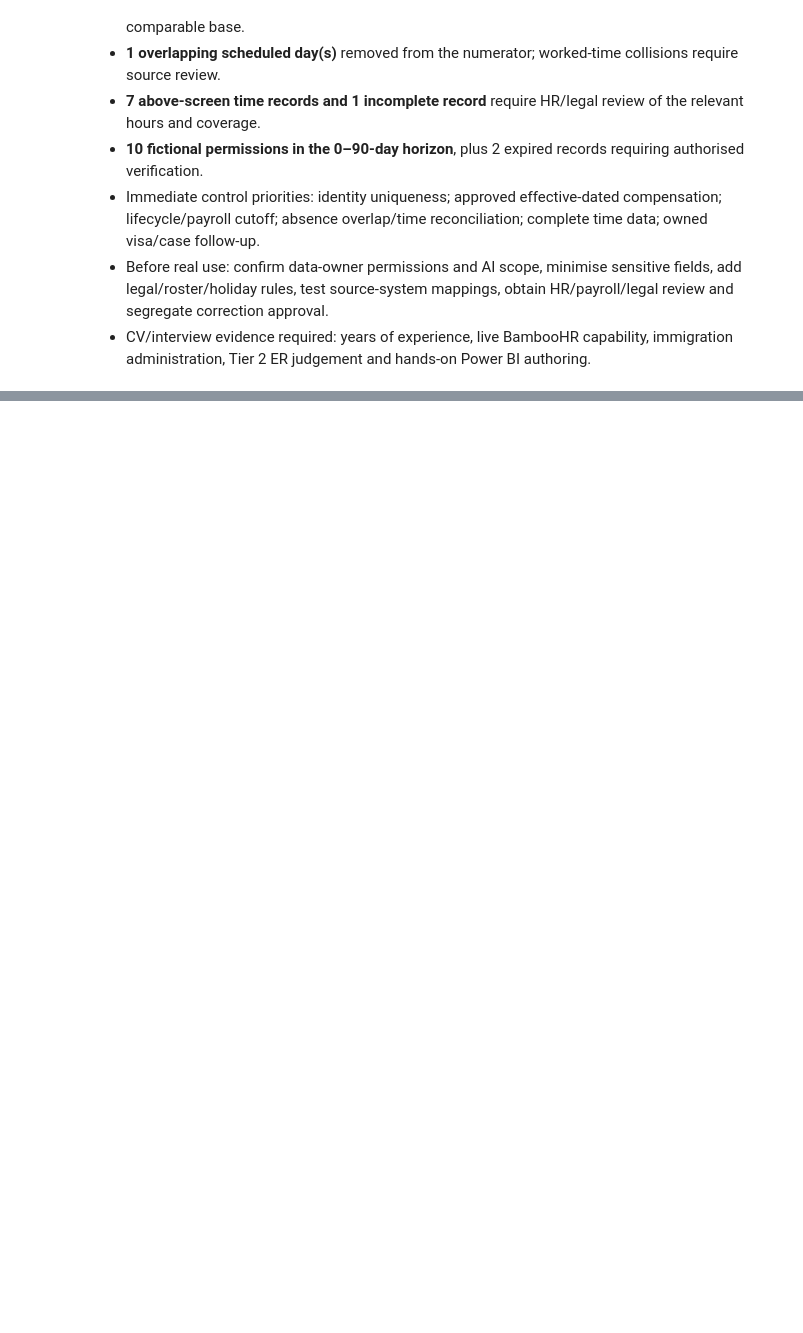
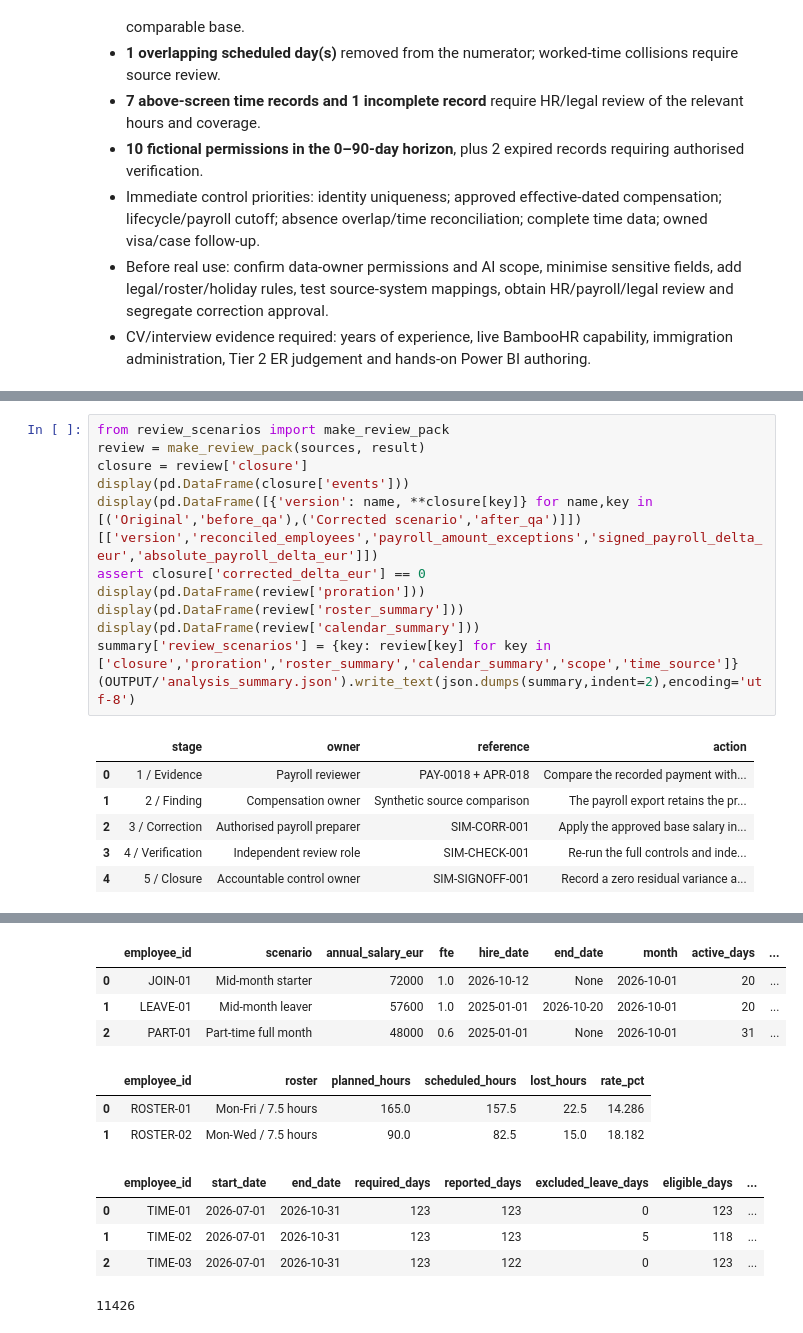
Before and after one commit to mberca-lab/people-operations-atlas, a Jupyter notebook: analysis.ipynb, the cells around one changed output, grey strips where cells are left out. Drawn from its saved outputs; the diff is of its cells as text; blank space fills up the shorter version.

```diff
--- a/analysis.ipynb
+++ b/analysis.ipynb
@@ -441,0 +453,19 @@ dtype: object
+# %%
+from review_scenarios import make_review_pack
+review = make_review_pack(sources, result)
+closure = review['closure']
+display(pd.DataFrame(closure['events']))
+display(pd.DataFrame([{'version': name, **closure[key]} for name,key in [('Original','before_qa'),('Corrected scenario','after_qa')]])[['version','reconciled_employees','payroll_amount_exceptions','signed_payroll_delta_eur','absolute_payroll_delta_eur']])
+assert closure['corrected_delta_eur'] == 0
+display(pd.DataFrame(review['proration']))
+display(pd.DataFrame(review['roster_summary']))
+display(pd.DataFrame(review['calendar_summary']))
+summary['review_scenarios'] = {key: review[key] for key in ['closure','proration','roster_summary','calendar_summary','scope','time_source']}
+(OUTPUT/'analysis_summary.json').write_text(json.dumps(summary,indent=2),encoding='utf-8')
+# %% [output]
+|  | stage | owner | reference | action |
+| 0 | 1 / Evidence | Payroll reviewer | PAY-0018 + APR-018 | Compare the recorded payment with... |
+| 1 | 2 / Finding | Compensation owner | Synthetic source comparison | The payroll export retains the pr... |
+| 2 | 3 / Correction | Authorised payroll preparer | SIM-CORR-001 | Apply the approved base salary in... |
+| 3 | 4 / Verification | Independent review role | SIM-CHECK-001 | Re-run the full controls and inde... |
+| 4 | 5 / Closure | Accountable control owner | SIM-SIGNOFF-001 | Record a zero residual variance a... |
@@ -441,0 +475,12 @@ dtype: object
+|  | employee_id | scenario | annual_salary_eur | fte | hire_date | end_date | month | active_days | ... |
+| 0 | JOIN-01 | Mid-month starter | 72000 | 1.0 | 2026-10-12 | None | 2026-10-01 | 20 | ... |
+| 1 | LEAVE-01 | Mid-month leaver | 57600 | 1.0 | 2025-01-01 | 2026-10-20 | 2026-10-01 | 20 | ... |
+| 2 | PART-01 | Part-time full month | 48000 | 0.6 | 2025-01-01 | None | 2026-10-01 | 31 | ... |
+|  | employee_id | roster | planned_hours | scheduled_hours | lost_hours | rate_pct |
+| 0 | ROSTER-01 | Mon-Fri / 7.5 hours | 165.0 | 157.5 | 22.5 | 14.286 |
+| 1 | ROSTER-02 | Mon-Wed / 7.5 hours | 90.0 | 82.5 | 15.0 | 18.182 |
+|  | employee_id | start_date | end_date | required_days | reported_days | excluded_leave_days | eligible_days | ... |
+| 0 | TIME-01 | 2026-07-01 | 2026-10-31 | 123 | 123 | 0 | 123 | ... |
+| 1 | TIME-02 | 2026-07-01 | 2026-10-31 | 123 | 123 | 5 | 118 | ... |
+| 2 | TIME-03 | 2026-07-01 | 2026-10-31 | 123 | 122 | 0 | 123 | ... |
+11426
```
Also changed, not shown: parts of 12 cells of this notebook, 57 other files.
